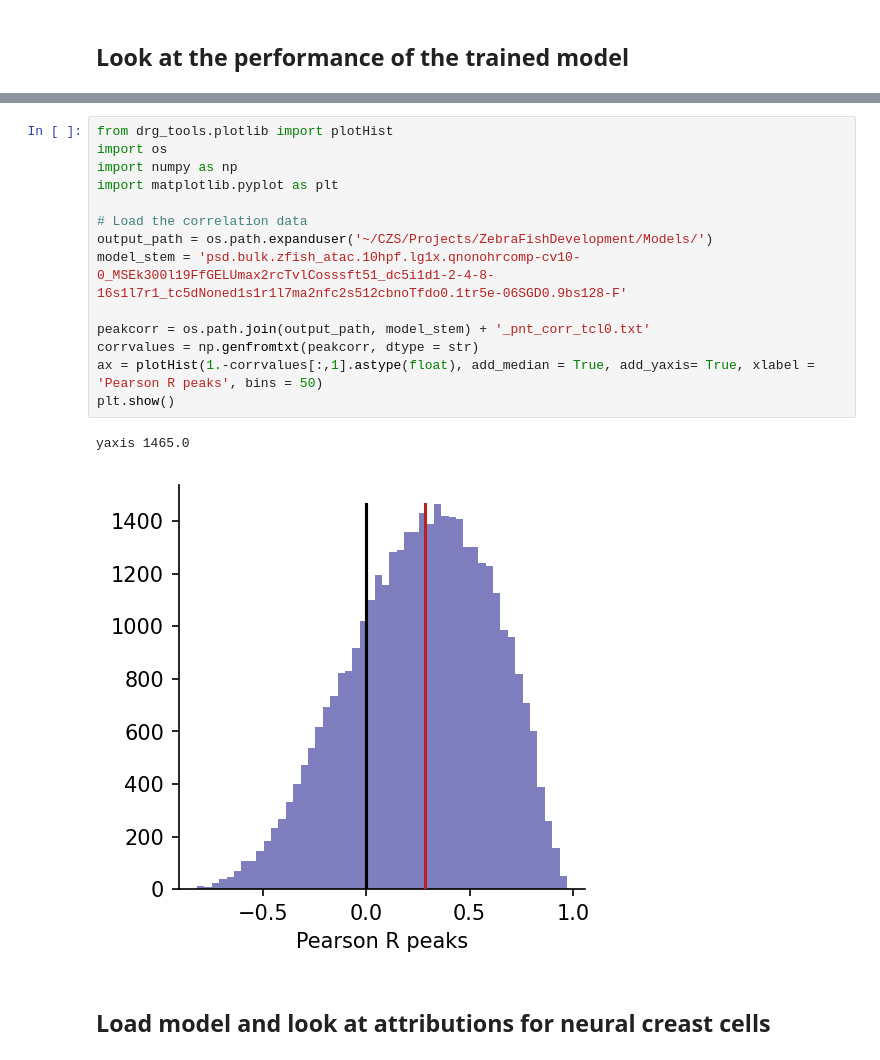
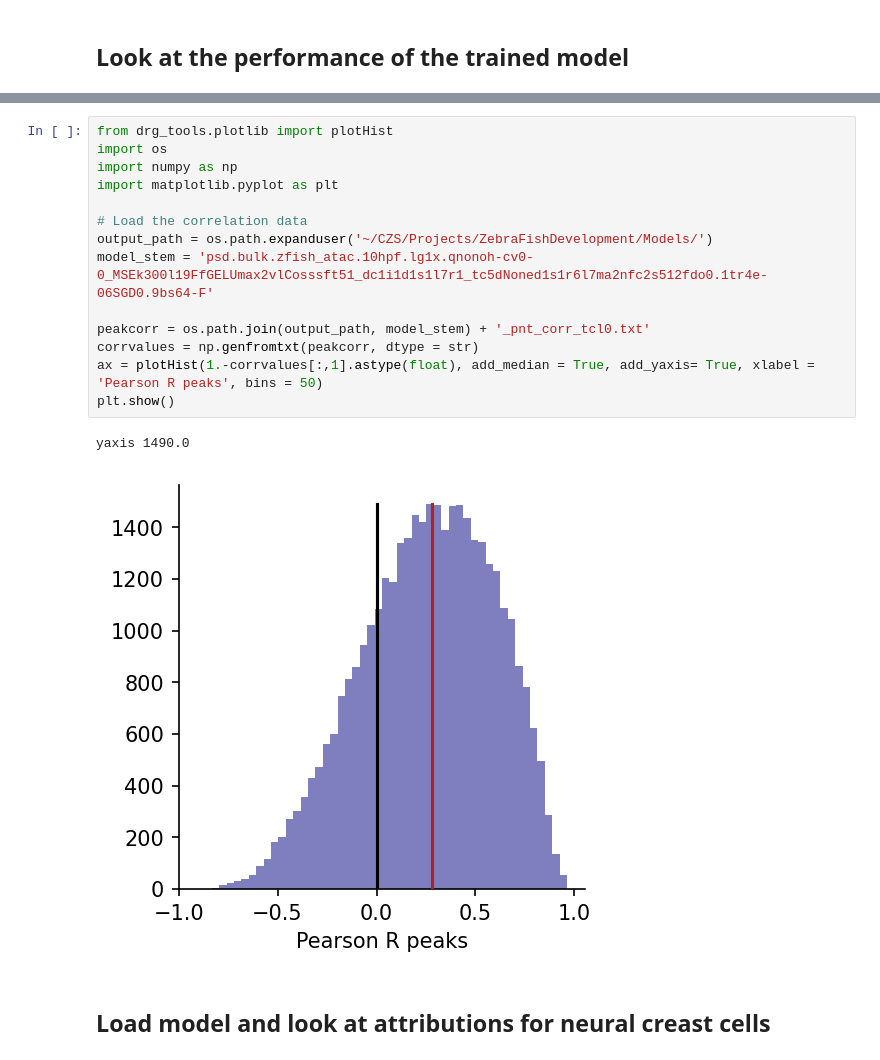
Before and after one commit to sasselab/DRG, a Jupyter notebook: examples/DRGpipeline.ipynb, the cells around one changed output, grey strips where cells are left out. Saved outputs shown, nothing was run; the diff lists cells and outputs as text.

```diff
--- a/examples/DRGpipeline.ipynb
+++ b/examples/DRGpipeline.ipynb
@@ -385,20 +403,20 @@ plt.show()
 # %%
 from drg_tools.plotlib import plotHist
 import os
 import numpy as np
 import matplotlib.pyplot as plt
 
 # Load the correlation data
 output_path = os.path.expanduser('~/CZS/Projects/ZebraFishDevelopment/Models/')
-model_stem = 'psd.bulk.zfish_atac.10hpf.lg1x.qnonohrcomp-cv10-0_MSEk300l19FfGELUmax2rcTvlCosssft51_dc5i1d1-2-4-8-16s1l7r1_tc5dNoned1s1r1l7ma2nfc2s512cbnoTfdo0.1tr5e-06SGD0.9bs128-F'
+model_stem = 'psd.bulk.zfish_atac.10hpf.lg1x.qnonoh-cv0-0_MSEk300l19FfGELUmax2vlCosssft51_dc1i1d1s1l7r1_tc5dNoned1s1r6l7ma2nfc2s512fdo0.1tr4e-06SGD0.9bs64-F'
 
 peakcorr = os.path.join(output_path, model_stem) + '_pnt_corr_tcl0.txt'
 corrvalues = np.genfromtxt(peakcorr, dtype = str)
 ax = plotHist(1.-corrvalues[:,1].astype(float), add_median = True, add_yaxis= True, xlabel = 'Pearson R peaks', bins = 50)
 plt.show()
 # %% [output]
-yaxis 1465.0
+yaxis 1490.0
-[figure, old version]
+[figure, new version]
 # %% [markdown]
 ## Load model and look at attributions for neural creast cells
 # %%
```
Also changed, not shown: parts of 8 cells of this notebook, 3 other files.
